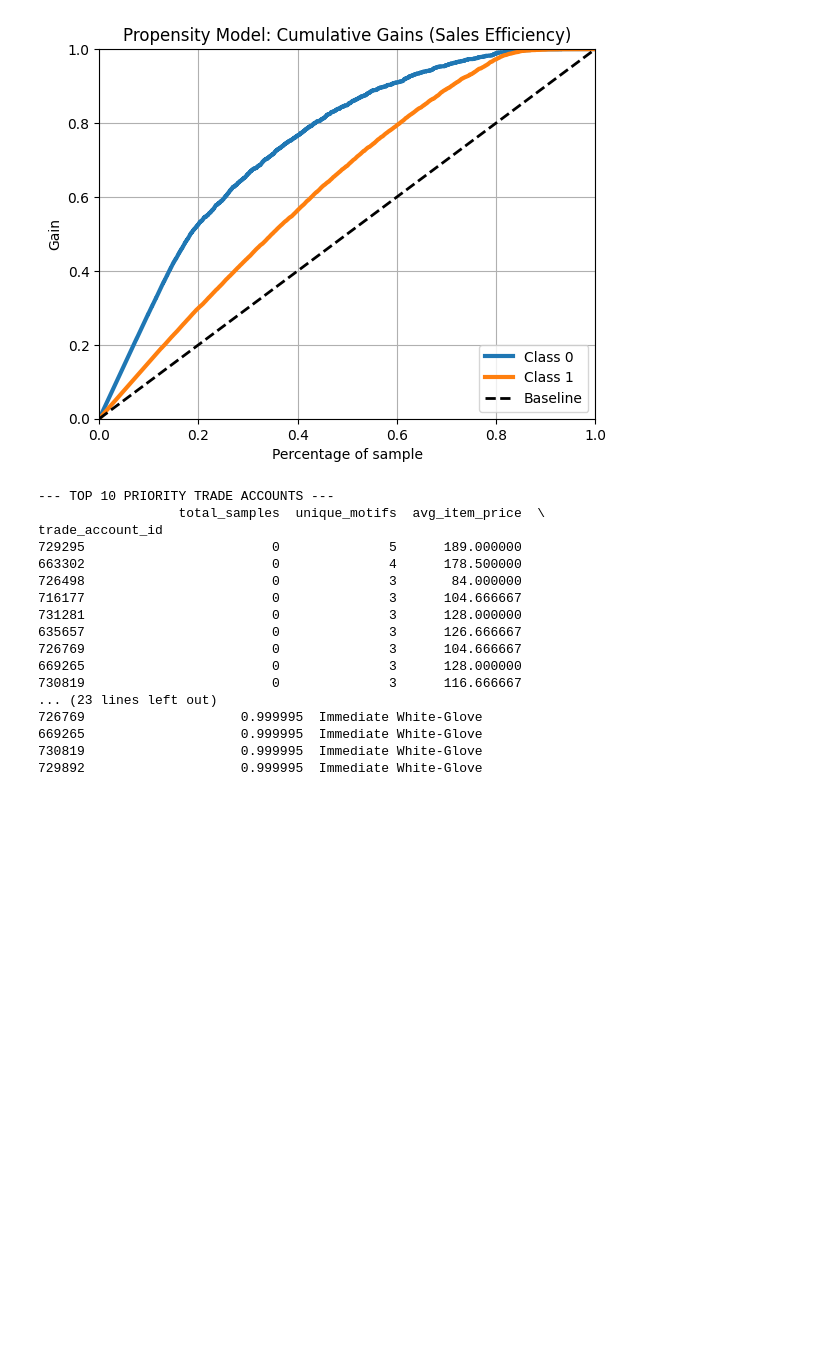
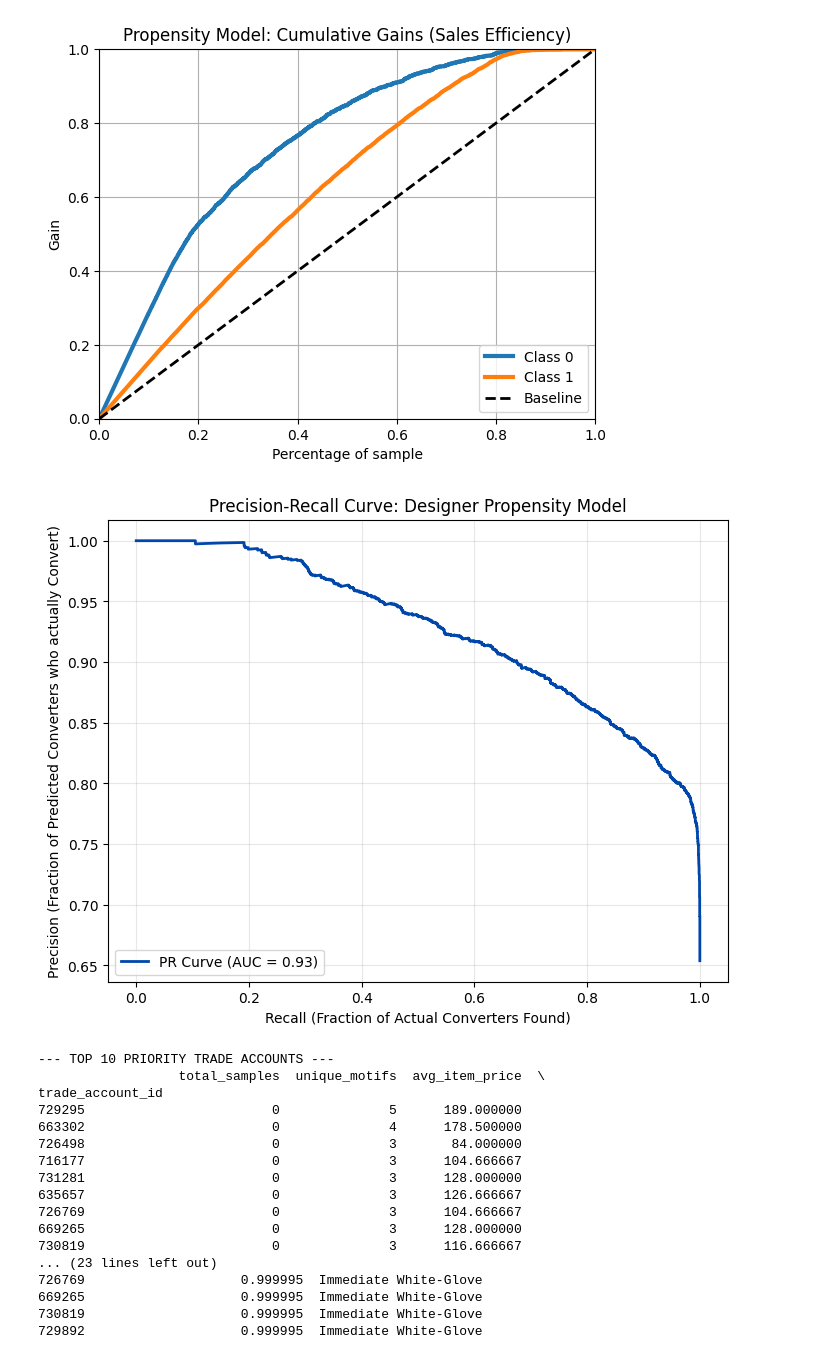
Before and after one commit to Avinash-patnaik/schumacher-customer-segmentation, a Jupyter notebook: notebooks/06_propensity_modeling_&_lead_scoring.ipynb, the cells around one changed output. Saved outputs shown, nothing was run; the diff lists cells and outputs as text; code cells hidden in the pictures; blank space fills up the shorter version.

```diff
--- a/notebooks/06_propensity_modeling_&_lead_scoring.ipynb
+++ b/notebooks/06_propensity_modeling_&_lead_scoring.ipynb
@@ -101,6 +101,22 @@ plt.title('Propensity Model: Cumulative Gains (Sales Efficiency)')
 plt.show()
 # %% [output]
 [figure]
+# %%
+y_scores = model.predict_proba(X_test)[:, 1]
+precision, recall, thresholds = precision_recall_curve(y_test, y_scores)
+pr_auc = auc(recall, precision)
+
+# 4. Plot the curve
+plt.figure(figsize=(8, 6))
+plt.plot(recall, precision, label=f'PR Curve (AUC = {pr_auc:.2f})', color='#0047AB', lw=2)
+plt.xlabel('Recall (Fraction of Actual Converters Found)')
+plt.ylabel('Precision (Fraction of Predicted Converters who actually Convert)')
+plt.title('Precision-Recall Curve: Designer Propensity Model')
+plt.legend(loc="lower left")
+plt.grid(True, alpha=0.3)
+plt.show()
+# %% [output]
+[figure, added]
 # %%
 df_final['propensity_score'] = model.predict_proba(X)[:, 1]
 
```
